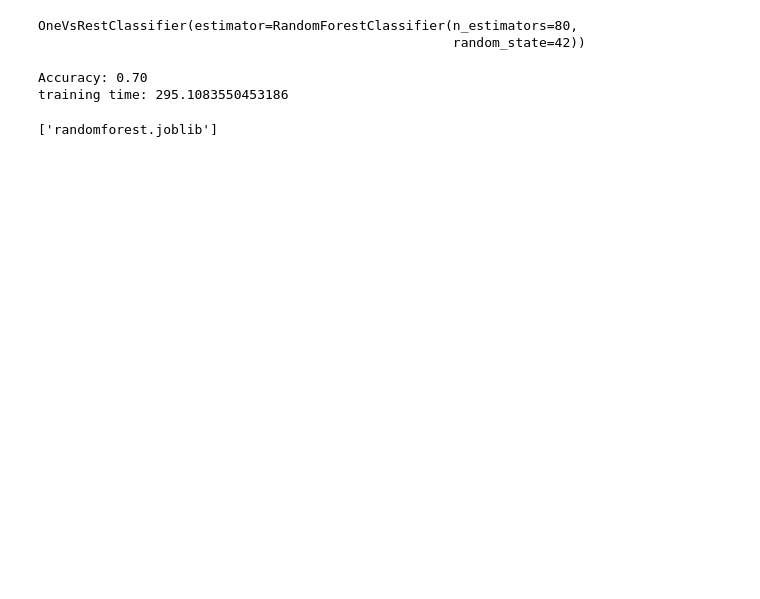
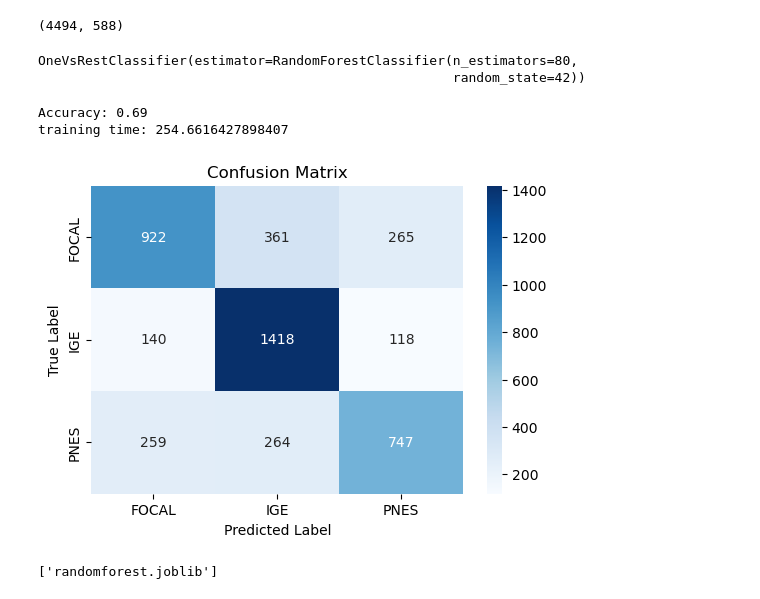
Before and after one commit to HasanFarhadi/Interictal_PNES_IGE_FOCAL_20s, a Jupyter notebook: Feature Extraction2.ipynb, the cells around one changed output. Drawn from its saved outputs; the diff is of its cells as text; code cells hidden in the pictures; blank space fills up the shorter version.

```diff
--- a/Feature Extraction2.ipynb
+++ b/Feature Extraction2.ipynb
@@ -418,3 +379,15 @@ X_train_combined.shape
+# %%
+X_train_engine = X_train_combined[:, top_indices]
+X_test_engine = X_test_combined[:, top_indices]
+X_test_engine.shape
+# %% [output]
+(4494, 588)
+# %%
+"""
+scaler = MinMaxScaler(feature_range=(0, 1))
+X_train_engine = scaler.fit_transform(X_train_combined)
+X_test_engine = scaler.transform(X_test_combined)
+"""
 # %%
 
 start = time.time()
@@ -422,16 +395,32 @@ rf_classifier = RandomForestClassifier(n_estimators=80, random_state=42)
 knn_classifier = KNeighborsClassifier(n_neighbors=100)
 svm_classifier = SVC()
 ovr_classifier = OneVsRestClassifier(rf_classifier)
-ovr_classifier.fit(X_train_combined, y_train)
-# %% [output]
-OneVsRestClassifier(estimator=RandomForestClassifier(n_estimators=80,
-                                                     random_state=42))
+# %%
+ovr_classifier.fit(X_train_engine, y_train)
+# %% [output]
+OneVsRestClassifier(estimator=RandomForestClassifier(n_estimators=80,
+                                                     random_state=42))
 # %%
-y_pred = ovr_classifier.predict(X_test_combined)
+y_pred = ovr_classifier.predict(X_test_engine)
 accuracy = accuracy_score(y_test, y_pred)
 print(f"Accuracy: {accuracy:.2f}")
 print(f"training time: {time.time() - start}")
 # %% [output]
-Accuracy: 0.70
-training time: 295.1083550453186
+Accuracy: 0.69
+training time: 254.6616427898407
+# %%
+cm = confusion_matrix(y_test, y_pred)
+
+# Create a DataFrame from the confusion matrix
+df_cm = pd.DataFrame(cm, index=['FOCAL', 'IGE', 'PNES'], columns=['FOCAL', 'IGE', 'PNES'])
+
+# Plot the heatmap with whole numbers (no scientific notation)
+plt.figure(figsize=(6, 4))
+sn.heatmap(df_cm, annot=True, cmap='Blues', fmt='d')  # Use 'fmt="d"' for whole numbers
+plt.xlabel("Predicted Label")
+plt.ylabel("True Label")
+plt.title("Confusion Matrix")
+plt.show()
+# %% [output]
+[figure, added]
 # %%
```
Also changed, not shown: parts of 15 cells of this notebook.
